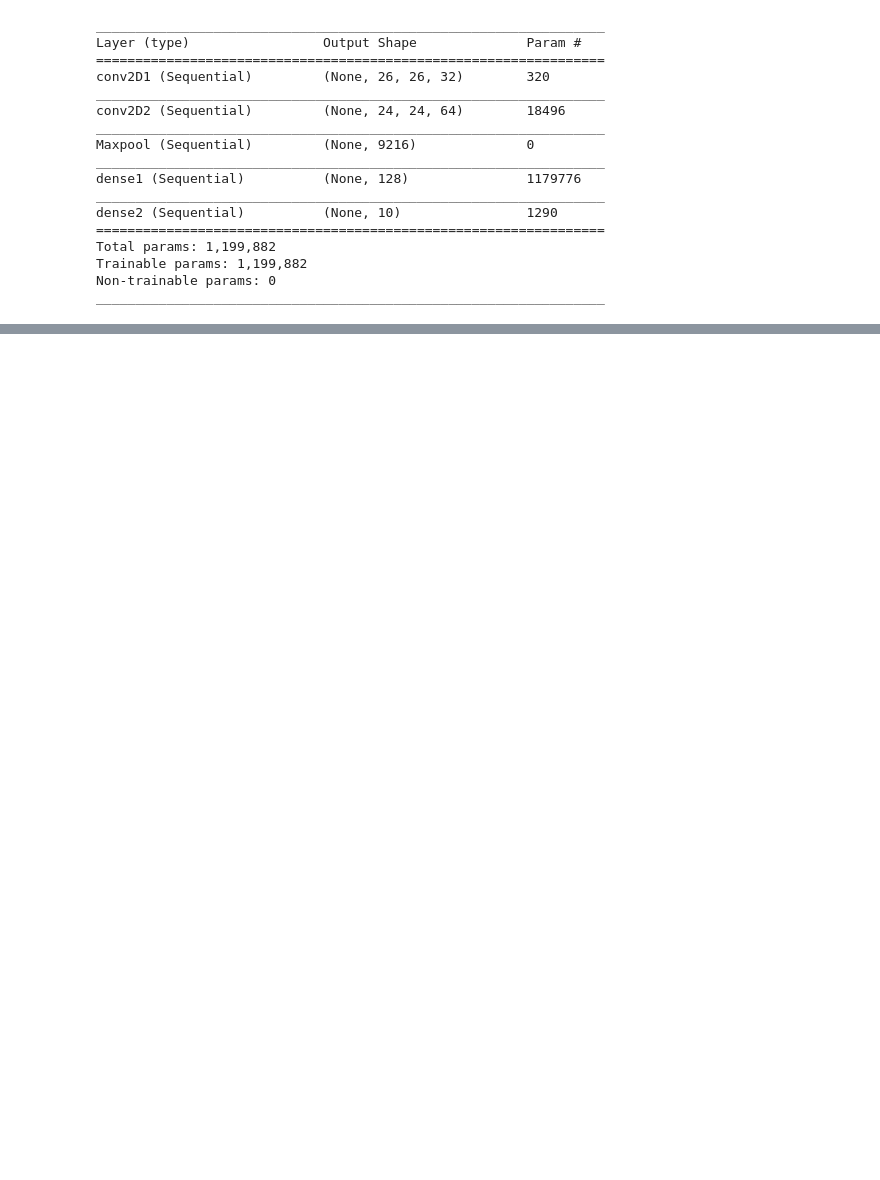
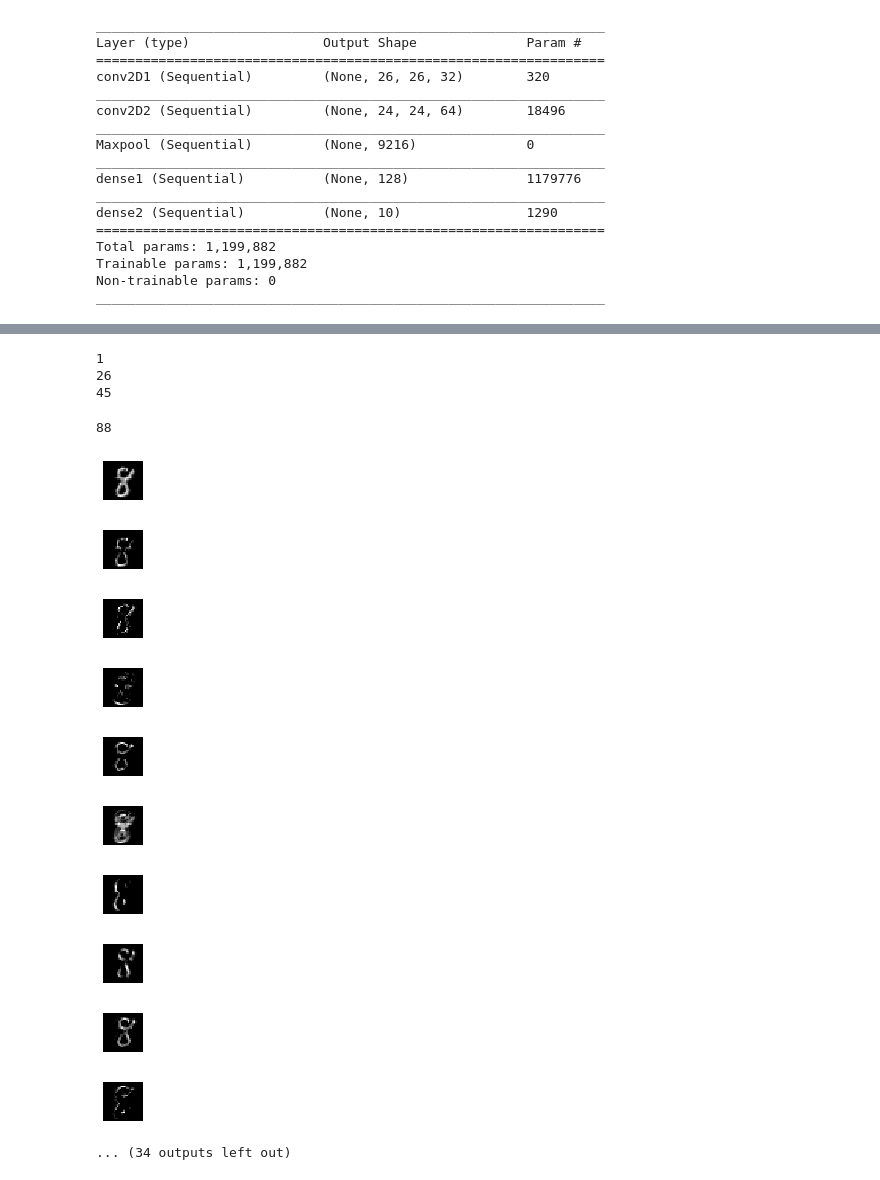
Before and after one commit to rgear/projet_BE, a Jupyter notebook: Mnist_intermediaire.ipynb, the cells around one changed output, grey strips where cells are left out. Cells and saved outputs as stored; diff of their text form; code cells hidden in the pictures; blank space fills up the shorter version.

```diff
--- a/Mnist_intermediaire.ipynb
+++ b/Mnist_intermediaire.ipynb
@@ -332,3 +323,21 @@ def selection_4(img) : # img correspond a l ensemble des sortie pour UNE SEULE i
+# %%
+Affichage_select_4(Conv2D_2_imgs,4)
+# %% [output]
+1
+26
+45
+88
+[figure, added]
+[figure, added]
+[figure, added]
+[figure, added]
+[figure, added]
+[figure, added]
+[figure, added]
+[figure, added]
+[figure, added]
+[figure, added]
+... (34 outputs left out)
 # %%
 import matplotlib.pyplot as plt
 
```
Also changed, not shown: parts of 23 cells of this notebook.
